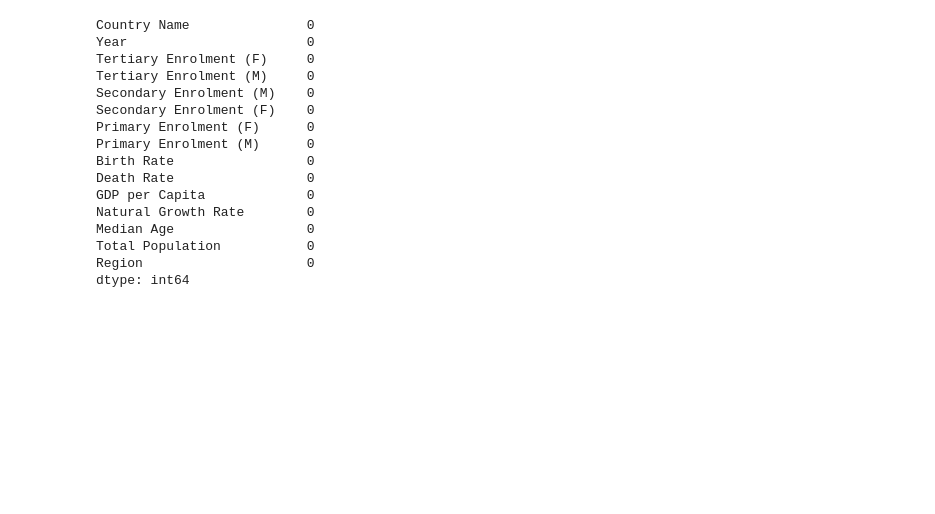
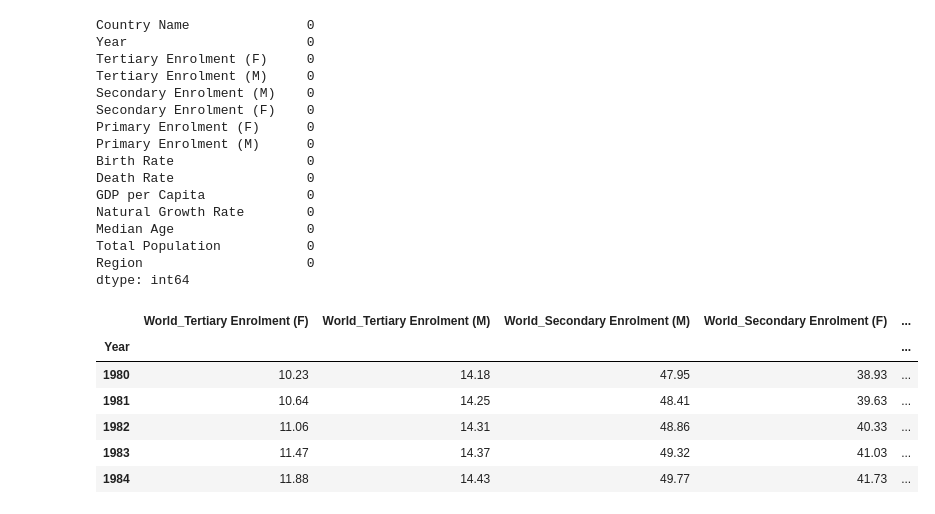
Before and after one commit to JavierVillares/Final-Project-at-Ironhack, a Jupyter notebook: Notebooks/Cleaning MEGAMERGE.ipynb, the cells around one changed output. Saved outputs shown, nothing was run; the diff lists cells and outputs as text; code cells hidden in the pictures; blank space fills up the shorter version.

```diff
--- a/Notebooks/Cleaning MEGAMERGE.ipynb
+++ b/Notebooks/Cleaning MEGAMERGE.ipynb
@@ -508,7 +508,7 @@ missing_countries = ['Anguilla', 'Palestine', 'Taiwan', 'Vatican']
 missing_entries_megamerge = megamerge_df[megamerge_df['Country Name'].isin(missing_countries)]
 
 # Filter the population_df for these countries to get the population data
-population_entries = population_df[population_df['Country Name'].isin(missing_countries)]
+population_entries = population_df[population_df['Entity'].isin(missing_countries)]
 
 # Display the filtered dataframes
 missing_entries_megamerge, population_entries
@@ -518,14 +534,14 @@ KeyError: 'Country Name'
 # Merge the missing population data into megamerge_df based on country and year
 for country in missing_countries:
     # Filter the population entries for the specific country
-    country_population = population_entries[population_entries['Country Name'] == country]
+    country_population = population_entries[population_entries['Entity'] == country]
 
     # Iterate over the rows in megamerge_df for this country and year
     for index, row in megamerge_df[megamerge_df['Country Name'] == country].iterrows():
         year = row['Year']
 
         # Find the population for the corresponding year
-        population = country_population[country_population['Year'] == year]['Population']
+        population = country_population[country_population['Year'] == year]['Population (historical estimates)']
 
         if not population.empty:
             # Update the Total Population column in megamerge_df
@@ -722,0 +746,17 @@ filled_megamerge_df.to_csv('/Users/javi/Desktop/Ironhack/Entregas_de_github/Fina
+# %%
+# Pivot the table to make 'Year' the index and other columns as data columns
+world_data_pivot = world_data.pivot(index='Year', columns='Country Name', values=world_data.columns[2:])
+
+# Flatten the multi-index columns
+world_data_pivot.columns = [f"{col[1]}_{col[0]}" for col in world_data_pivot.columns]
+
+
+world_data_pivot.head()
+# %% [output]
+|  | World_Tertiary Enrolment (F) | World_Tertiary Enrolment (M) | World_Secondary Enrolment (M) | World_Secondary Enrolment (F) | ... |
+| Year |  |  |  |  | ... |
+| 1980 | 10.23 | 14.18 | 47.95 | 38.93 | ... |
+| 1981 | 10.64 | 14.25 | 48.41 | 39.63 | ... |
+| 1982 | 11.06 | 14.31 | 48.86 | 40.33 | ... |
+| 1983 | 11.47 | 14.37 | 49.32 | 41.03 | ... |
+| 1984 | 11.88 | 14.43 | 49.77 | 41.73 | ... |
```
Also changed, not shown: parts of 8 cells of this notebook, 13 other files.
